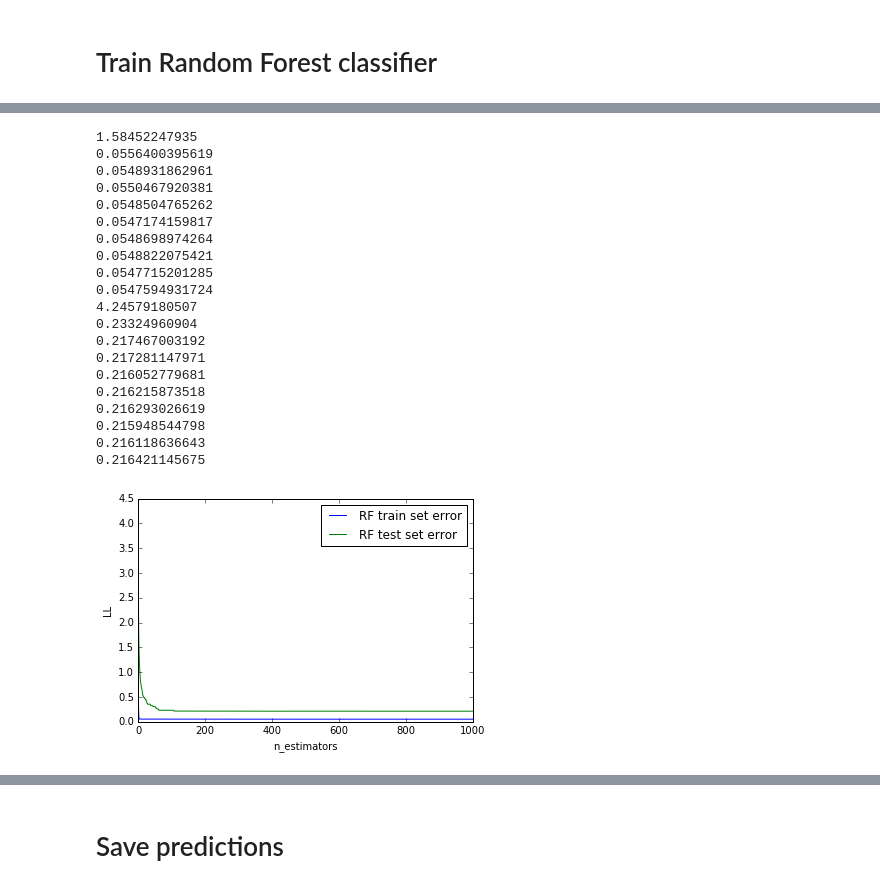
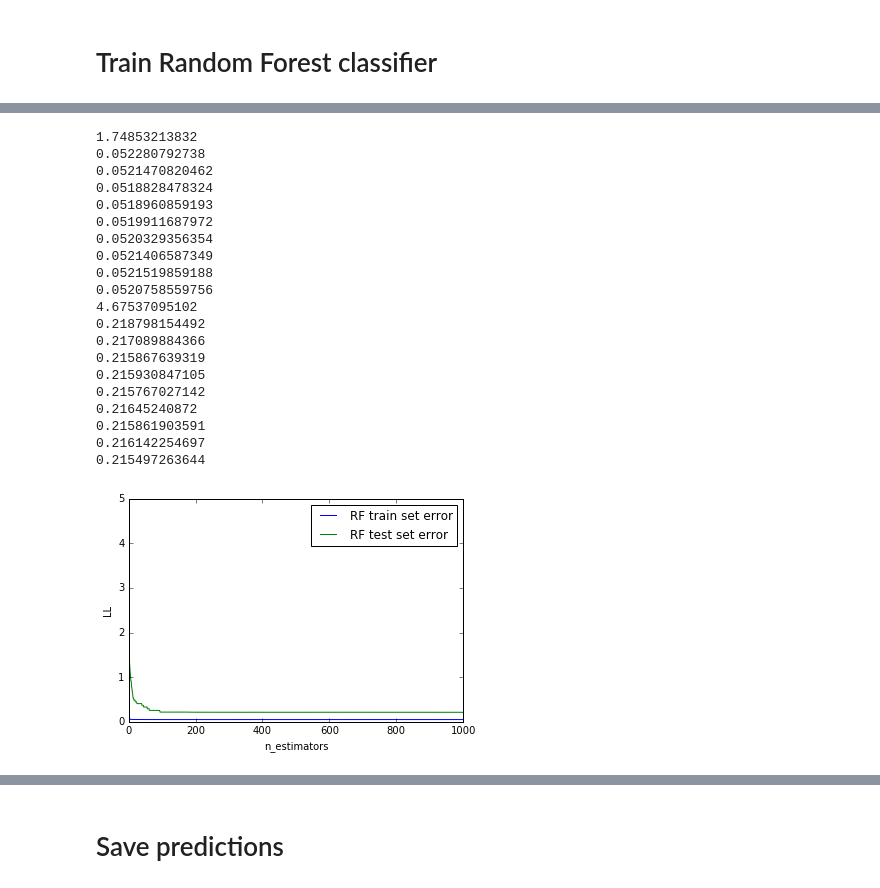
Before and after one commit to alexsyrom/SHAD_ML_KAGGLE_2, a Jupyter notebook: solution.ipynb, the cells around one changed output, grey strips where cells are left out. Saved outputs shown, nothing was run; the diff lists cells and outputs as text; code cells hidden in the pictures.

```diff
--- a/solution.ipynb
+++ b/solution.ipynb
@@ -64,7 +63,7 @@ Xtest = imp_first.transform(Xtest)
 # Train Random Forest classifier
 # %%
 from sklearn import cross_validation
-X_train, X_test, y_train, y_test = cross_validation.train_test_split(Xtrain, ytrain, test_size=0.5)
+X_train, X_test, y_train, y_test = cross_validation.train_test_split(Xtrain, ytrain, test_size=0.2)
 # %%
 from sklearn.metrics import log_loss
 # %%
@@ -72,7 +71,7 @@ def get_score_list(X, y, clf):
     predictions = list()
     score = list()
     for i, tree in enumerate(clf.estimators_):
-        predictions.append(tree.predict(X))
+        predictions.append(tree.predict_proba(X))
         rf_prediction = mean(predictions, axis=0)
         score.append(log_loss(y, rf_prediction))
         if i % 100 == 0:
@@ -118,29 +117,29 @@ plot_score_graph(RandomForestClassifier(n_estimators=n_estimators, criterion='en
 [figure]
 # %%
 n_estimators = 1000
-plot_score_graph(RandomForestClassifier(n_estimators=n_estimators, criterion='entropy', max_features=400, n_jobs=-1),
+plot_score_graph(RandomForestClassifier(n_estimators=n_estimators, criterion='entropy', max_features=None, n_jobs=-1),
                X_train, X_test, y_train, y_test,
                prefix='RF')
 # %% [output]
-1.58452247935
-0.0556400395619
-0.0548931862961
-0.0550467920381
-0.0548504765262
-0.0547174159817
-0.0548698974264
-0.0548822075421
-0.0547715201285
-0.0547594931724
-4.24579180507
-0.23324960904
-0.217467003192
-0.217281147971
-0.216052779681
-0.216215873518
-0.216293026619
-0.215948544798
-0.216118636643
-0.216421145675
+1.74853213832
+0.052280792738
+0.0521470820462
+0.0518828478324
+0.0518960859193
+0.0519911687972
+0.0520329356354
+0.0521406587349
+0.0521519859188
+0.0520758559756
+4.67537095102
+0.218798154492
+0.217089884366
+0.215867639319
+0.215930847105
+0.215767027142
+0.21645240872
+0.215861903591
+0.216142254697
+0.215497263644
-[figure, old version]
+[figure, new version]
 # %%
```
Also changed, not shown: parts of 26 cells of this notebook, 1 other file.
